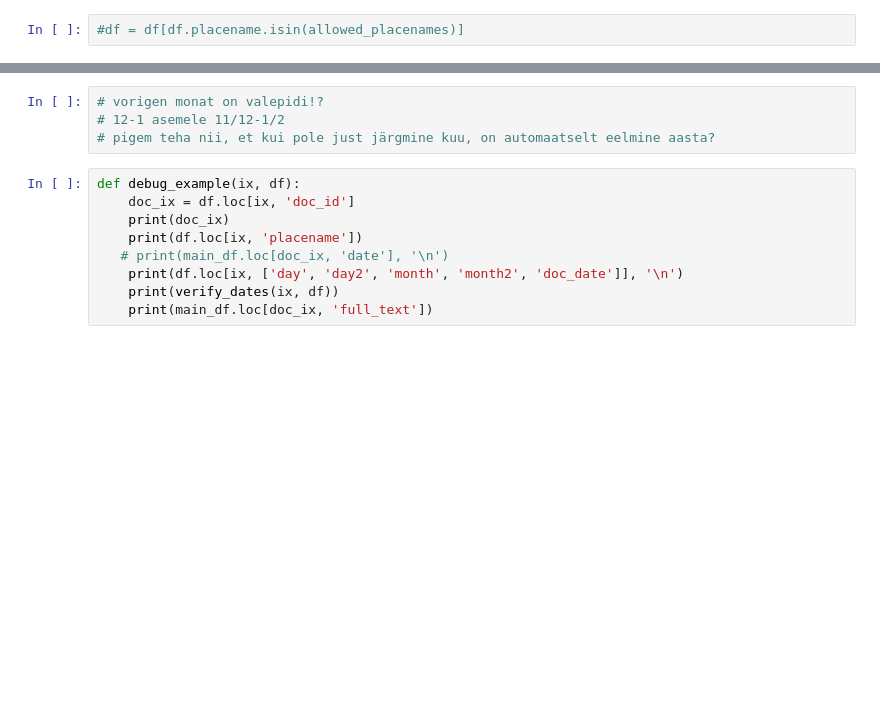
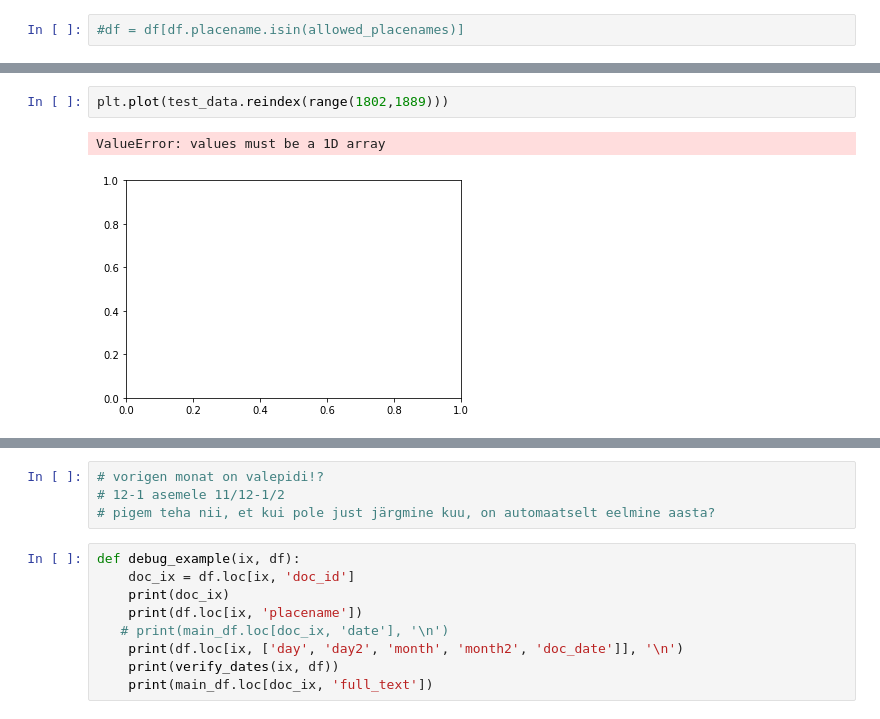
Before and after one commit to krkryger/rigasche-zeitung, a Jupyter notebook: notebooks/acta.ipynb, the cells around one changed output, grey strips where cells are left out. Cells and saved outputs as stored; diff of their text form; blank space fills up the shorter version.

```diff
--- a/notebooks/acta.ipynb
+++ b/notebooks/acta.ipynb
@@ -398,0 +579,5 @@ Budapest: 3.4224037339556594
+# %%
+plt.plot(test_data.reindex(range(1802,1889)))
+# %% [output]
+ValueError: values must be a 1D array
+[figure, added]
```
Also changed, not shown: parts of 30 cells of this notebook, 2 other files.
